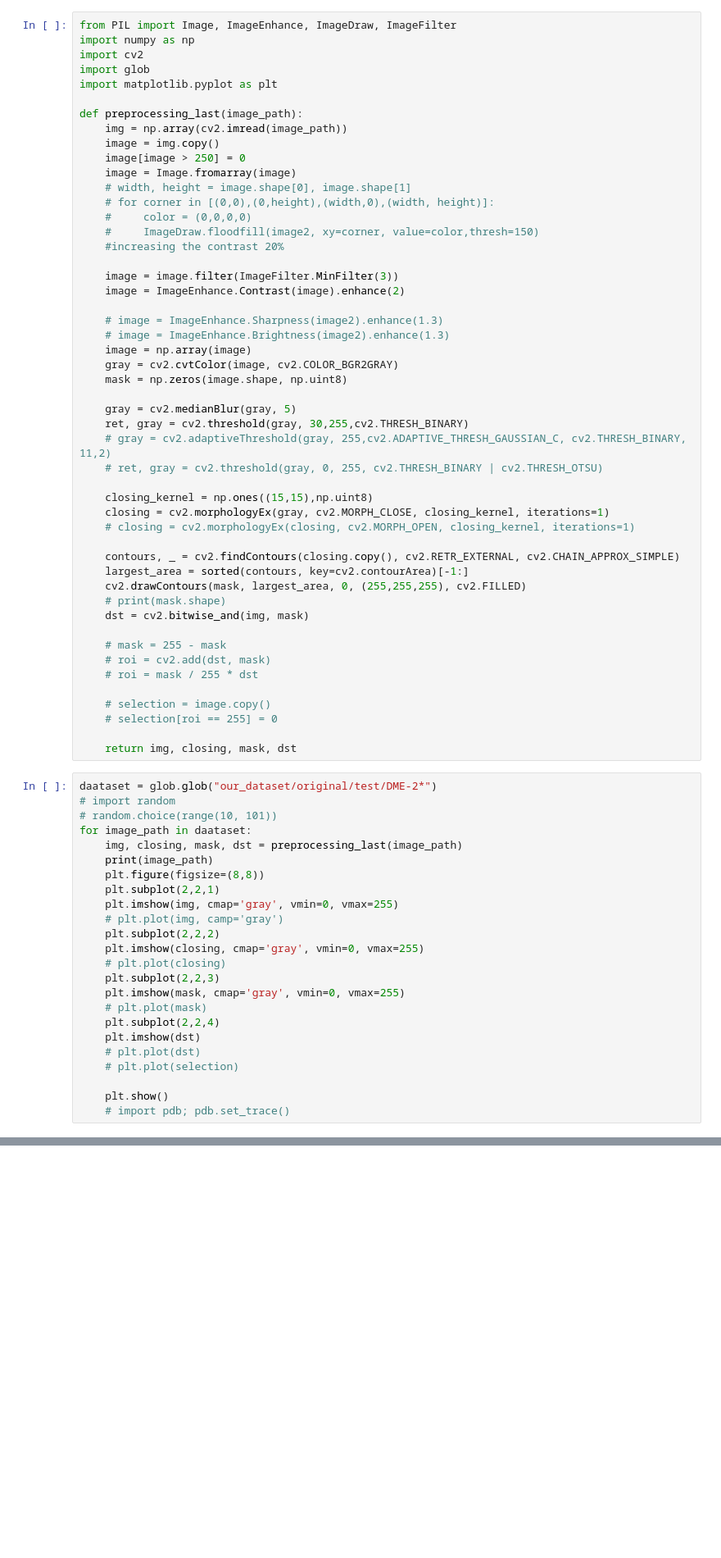
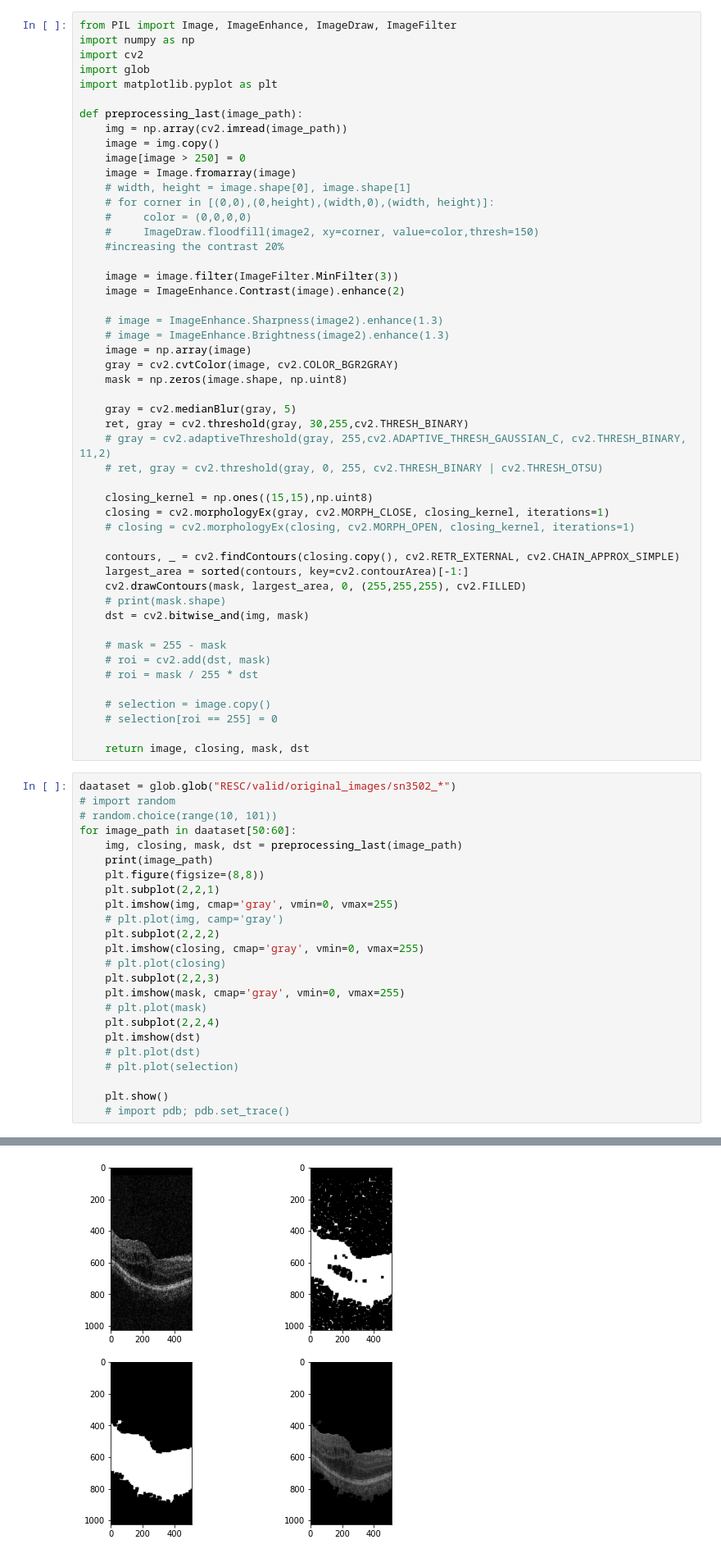
Before and after one commit to YangjiaqiDig/WSSS-AGM, a Jupyter notebook: remove_background.ipynb, the cells around one changed output, grey strips where cells are left out. Shown at 82% size. Saved outputs shown, nothing was run; the diff lists cells and outputs as text; blank space fills up the shorter version.

Commit message:
feat: new dataset

```diff
--- a/remove_background.ipynb
+++ b/remove_background.ipynb
@@ -47,12 +47,12 @@ def preprocessing_last(image_path):
     # selection = image.copy()
     # selection[roi == 255] = 0
 
-    return img, closing, mask, dst
+    return image, closing, mask, dst
 # %%
-daataset = glob.glob("our_dataset/original/test/DME-2*")
+daataset = glob.glob("RESC/valid/original_images/sn3502_*")
 # import random
 # random.choice(range(10, 101))
-for image_path in daataset:
+for image_path in daataset[50:60]:
     img, closing, mask, dst = preprocessing_last(image_path)
     print(image_path)
     plt.figure(figsize=(8,8))
@@ -76,0 +77 @@ for image_path in daataset:
+[figure, added]
```
Also changed, not shown: parts of 1 cell of this notebook, 15 other files.
